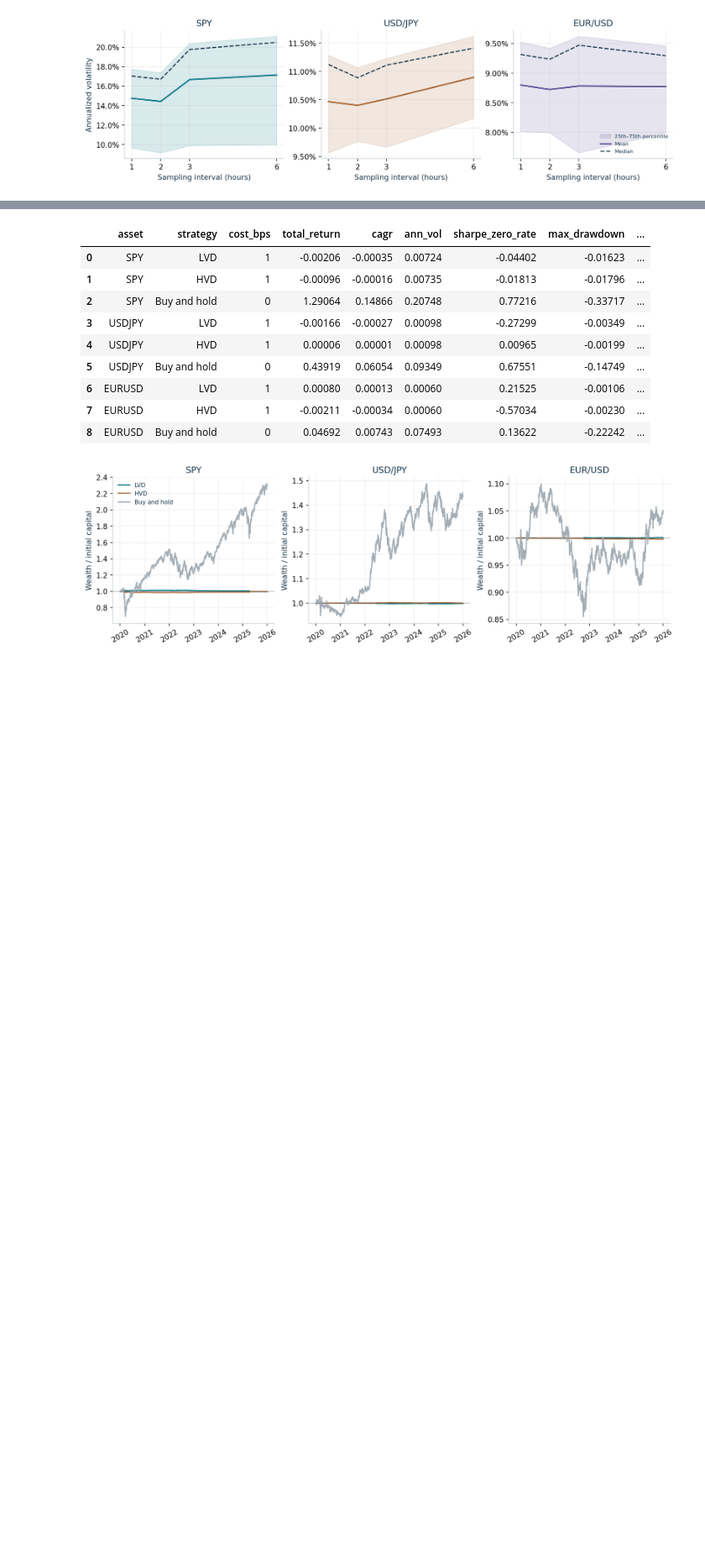
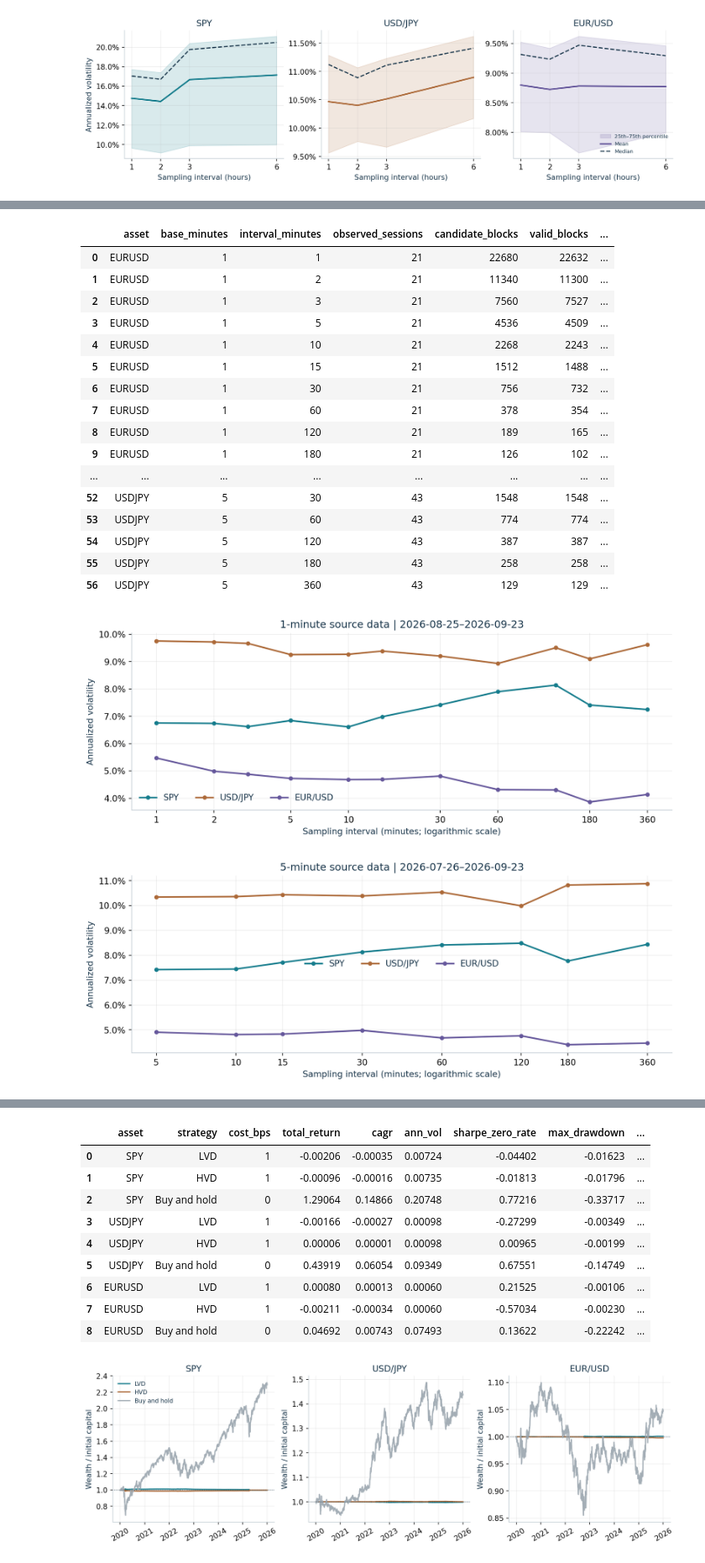
Before and after one commit to ph2606/Stat-Arb-Volatility-Signature, a Jupyter notebook: volatility_signature.ipynb, the cells around one changed output, grey strips where cells are left out. Shown at 84% size. Drawn from its saved outputs; the diff is of its cells as text; code cells hidden in the pictures; blank space fills up the shorter version.

Commit message:
Add minute-data analysis and finalize clarified assignment

```diff
--- a/volatility_signature.ipynb
+++ b/volatility_signature.ipynb
@@ -302,0 +367,11 @@ figure('intraday_rolling_distribution.png')
+# %%
+minute_signatures = table('minute_signatures')
+minute_audit = pd.read_csv(OUT / 'minute_session_audit.csv')
+display(minute_audit.groupby(['asset', 'base_minutes', 'interval_minutes']).agg(
+    observed_sessions=('session', 'nunique'),
+    candidate_blocks=('candidate_blocks', 'sum'),
+    valid_blocks=('valid_blocks', 'sum'),
+    rejected_blocks=('rejected_blocks', 'sum')).reset_index())
+figure('minute_signature_1m.png')
+figure('minute_signature_5m.png')
+# %% [output]
@@ -302,0 +395,19 @@ figure('intraday_rolling_distribution.png')
+|  | asset | base_minutes | interval_minutes | observed_sessions | candidate_blocks | valid_blocks | ... |
+| 0 | EURUSD | 1 | 1 | 21 | 22680 | 22632 | ... |
+| 1 | EURUSD | 1 | 2 | 21 | 11340 | 11300 | ... |
+| 2 | EURUSD | 1 | 3 | 21 | 7560 | 7527 | ... |
+| 3 | EURUSD | 1 | 5 | 21 | 4536 | 4509 | ... |
+| 4 | EURUSD | 1 | 10 | 21 | 2268 | 2243 | ... |
+| 5 | EURUSD | 1 | 15 | 21 | 1512 | 1488 | ... |
+| 6 | EURUSD | 1 | 30 | 21 | 756 | 732 | ... |
+| 7 | EURUSD | 1 | 60 | 21 | 378 | 354 | ... |
+| 8 | EURUSD | 1 | 120 | 21 | 189 | 165 | ... |
+| 9 | EURUSD | 1 | 180 | 21 | 126 | 102 | ... |
+| ... | ... | ... | ... | ... | ... | ... | ... |
+| 52 | USDJPY | 5 | 30 | 43 | 1548 | 1548 | ... |
+| 53 | USDJPY | 5 | 60 | 43 | 774 | 774 | ... |
+| 54 | USDJPY | 5 | 120 | 43 | 387 | 387 | ... |
+| 55 | USDJPY | 5 | 180 | 43 | 258 | 258 | ... |
+| 56 | USDJPY | 5 | 360 | 43 | 129 | 129 | ... |
+[figure, added]
+[figure, added]
```
Also changed, not shown: parts of 14 cells of this notebook, 32 other files.
